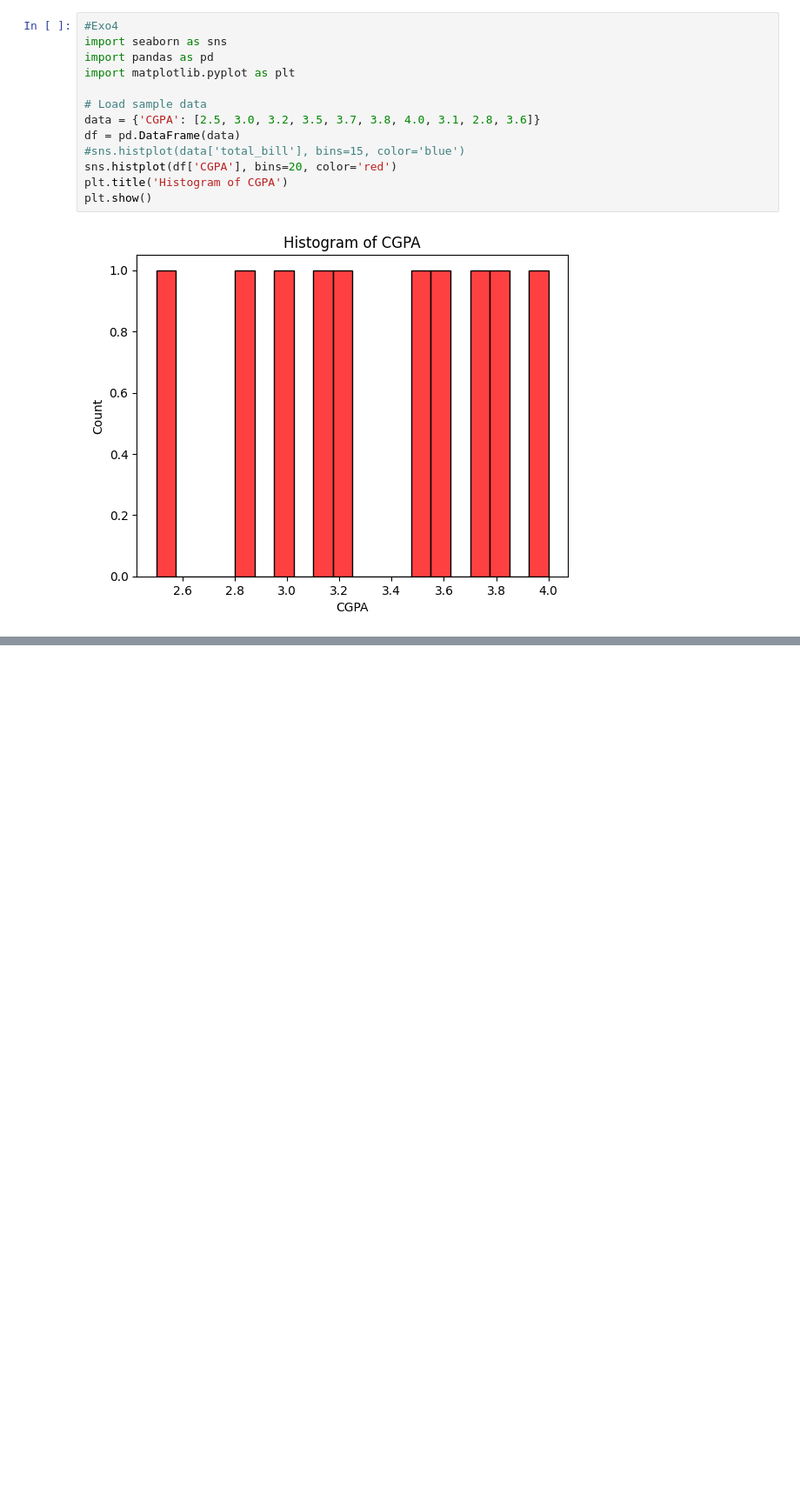
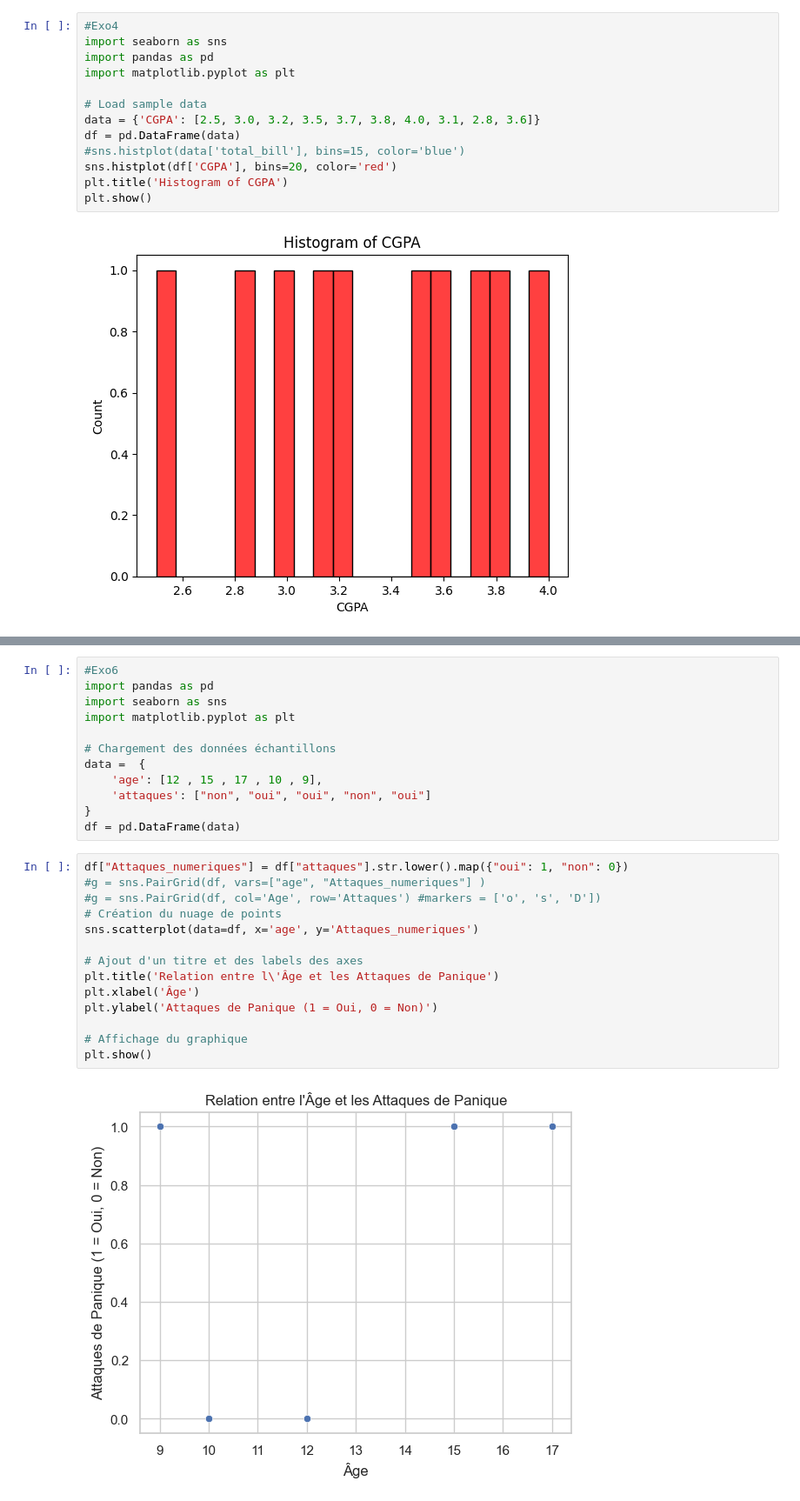
Before and after one commit to imajdadi/GenAiMachineBootcamp, a Jupyter notebook: GenAiMachineBootcamp/Week2/Day4/Exo/Exo.ipynb, the cells around one changed output, grey strips where cells are left out. Shown: that part at 87% size. Saved outputs shown, nothing was run; the diff lists cells and outputs as text; blank space fills up the shorter version.

```diff
--- a/GenAiMachineBootcamp/Week2/Day4/Exo/Exo.ipynb
+++ b/GenAiMachineBootcamp/Week2/Day4/Exo/Exo.ipynb
@@ -71,0 +87,28 @@ AttributeError: 'DataFrame' object has no attribute 'map_lower'
+# %%
+#Exo6
+import pandas as pd
+import seaborn as sns
+import matplotlib.pyplot as plt
+
+# Chargement des données échantillons
+data =  {
+    'age': [12 , 15 , 17 , 10 , 9],
+    'attaques': ["non", "oui", "oui", "non", "oui"]
+}
+df = pd.DataFrame(data)
+# %%
+df["Attaques_numeriques"] = df["attaques"].str.lower().map({"oui": 1, "non": 0})
+#g = sns.PairGrid(df, vars=["age", "Attaques_numeriques"] )
+#g = sns.PairGrid(df, col='Age', row='Attaques') #markers = ['o', 's', 'D'])
+# Création du nuage de points
+sns.scatterplot(data=df, x='age', y='Attaques_numeriques')
+
+# Ajout d'un titre et des labels des axes
+plt.title('Relation entre l\'Âge et les Attaques de Panique')
+plt.xlabel('Âge')
+plt.ylabel('Attaques de Panique (1 = Oui, 0 = Non)')
+
+# Affichage du graphique
+plt.show()
+# %% [output]
+[figure, added]
```
Also changed, not shown: parts of 5 cells of this notebook.
